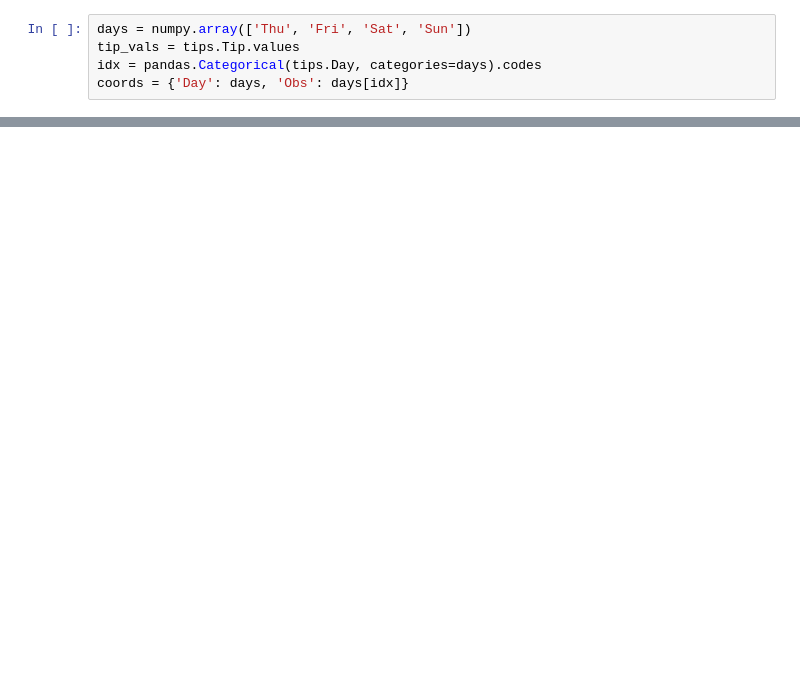
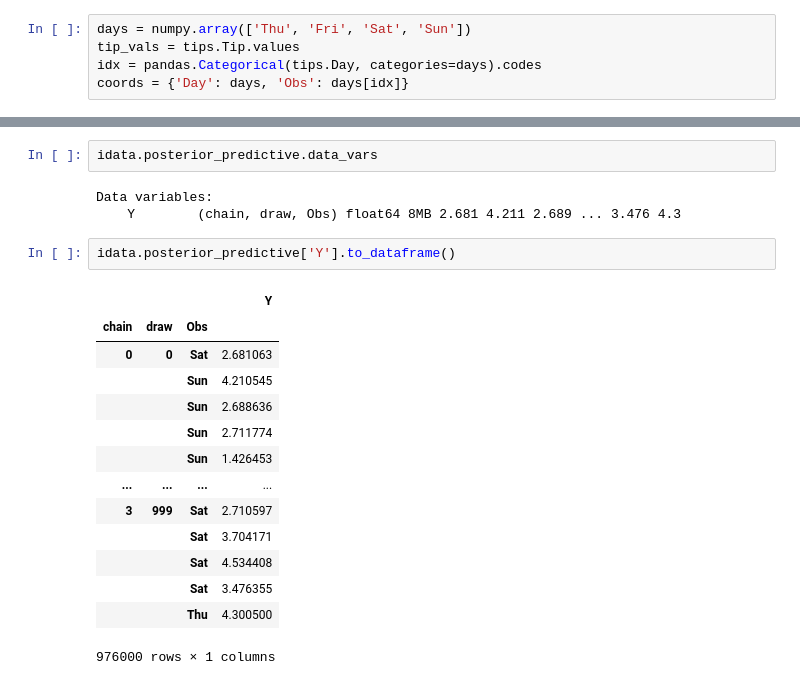
Before and after one commit to glyfish/PyMC, a Jupyter notebook: notebooks/Baysian Analysis with Python/ch2_groups_comparison.ipynb, the cells around one changed output, grey strips where cells are left out. Cells and saved outputs as stored; diff of their text form; blank space fills up the shorter version.

```diff
--- a/notebooks/Baysian Analysis with Python/ch2_groups_comparison.ipynb
+++ b/notebooks/Baysian Analysis with Python/ch2_groups_comparison.ipynb
@@ -102,0 +172,22 @@ KeyError: "No variable named 'Obs'. Variables on the dataset include ['Y_dim_0',
+# %%
+idata.posterior_predictive.data_vars
+# %% [output]
+Data variables:
+    Y        (chain, draw, Obs) float64 8MB 2.681 4.211 2.689 ... 3.476 4.3
+# %%
+idata.posterior_predictive['Y'].to_dataframe()
+# %% [output]
+|  |  |  | Y |
+| chain | draw | Obs |  |
+| 0 | 0 | Sat | 2.681063 |
+|  |  | Sun | 4.210545 |
+|  |  | Sun | 2.688636 |
+|  |  | Sun | 2.711774 |
+|  |  | Sun | 1.426453 |
+| ... | ... | ... | ... |
+| 3 | 999 | Sat | 2.710597 |
+|  |  | Sat | 3.704171 |
+|  |  | Sat | 4.534408 |
+|  |  | Sat | 3.476355 |
+|  |  | Thu | 4.300500 |
+976000 rows × 1 columns
```
Also changed, not shown: parts of 11 cells of this notebook.
